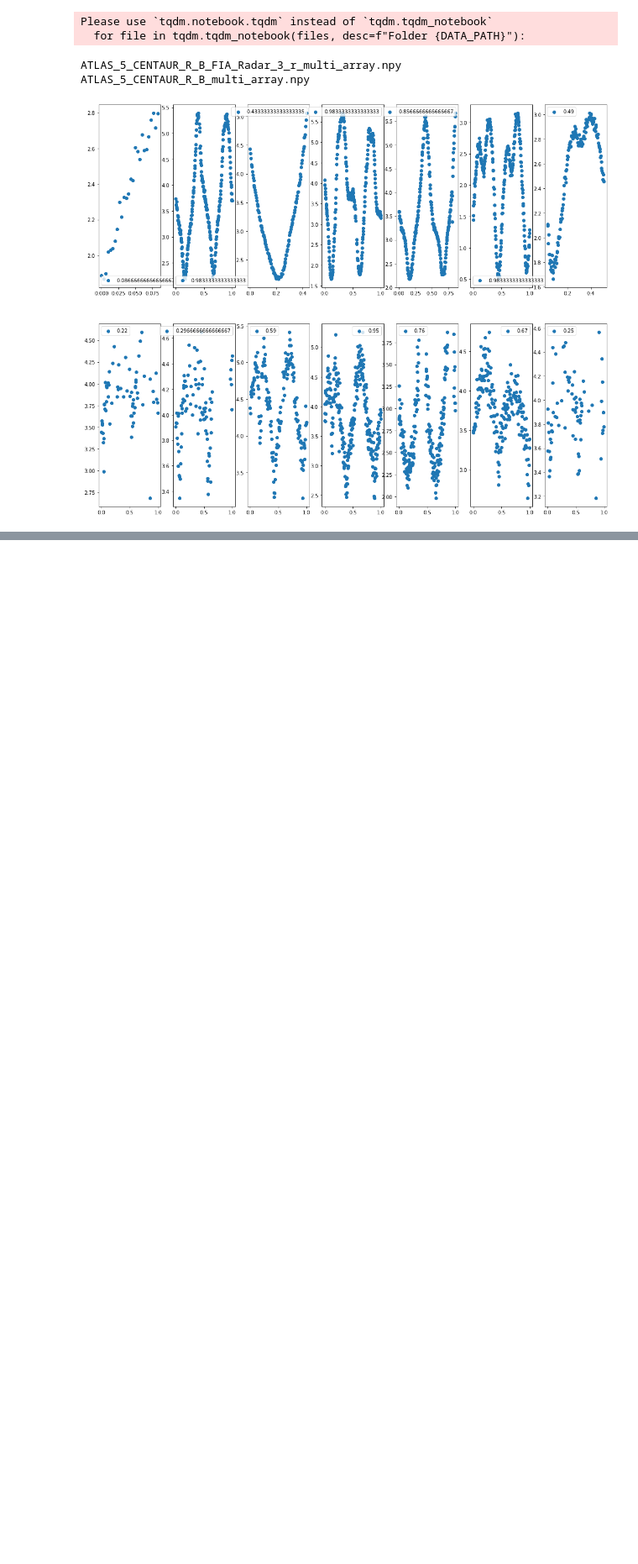
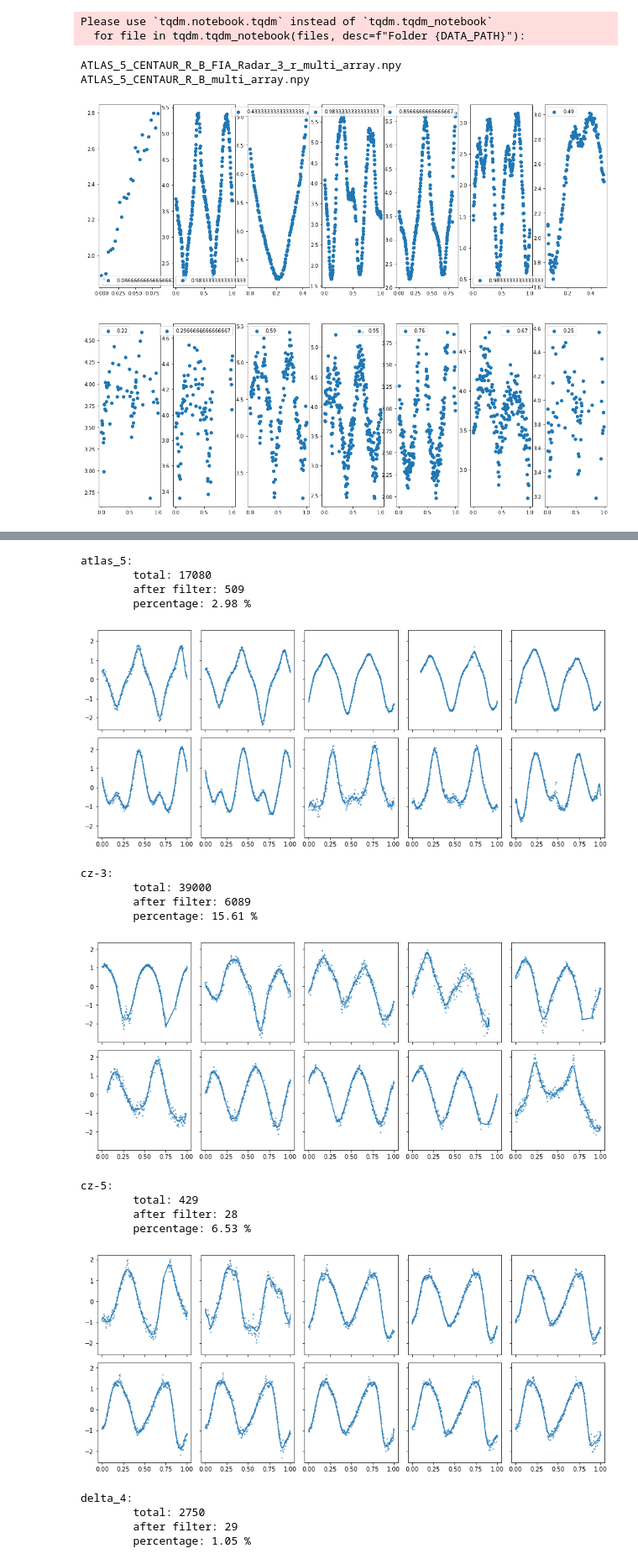
Before and after one commit to kyselica12/classification_of_light_curves, a Jupyter notebook: scr/notebooks/data_stats.ipynb, the cells around one changed output, grey strips where cells are left out. Shown at 84% size. Saved outputs shown, nothing was run; the diff lists cells and outputs as text; code cells hidden in the pictures; blank space fills up the shorter version.

```diff
--- a/scr/notebooks/data_stats.ipynb
+++ b/scr/notebooks/data_stats.ipynb
@@ -229,0 +327,39 @@ ATLAS_5_CENTAUR_R_B_multi_array.npy
+# %%
+normalized = {}
+for name in filtered_data:
+    normalized[name] = filtered_data[name].copy()
+    for i in range(len(filtered_data[name])):
+        d = filtered_data[name][i]
+        dd = d[d != 0]
+        mean = np.mean(dd)
+        std = np.std(dd)
+        max = np.max(dd)
+        min = np.min(dd)
+        ddd = d.copy()
+        ddd[d != 0] = (ddd[d != 0] - mean) / (std)
+        normalized[name][i] = ddd
+# %%
+for name in normalized:
+    text = f"{name}:\n\ttotal: {len(data[name])}\n\tafter filter: {len(normalized[name])}\n\tpercentage: {round(len(normalized[name])/len(data[name]) * 100, 2)} %"
+    print(text)
+    plot_curves(-normalized[name][:10], n_cols=5, fit=True)
+# %% [output]
+atlas_5:
+        total: 17080
+        after filter: 509
+        percentage: 2.98 %
+[figure, added]
+cz-3:
+        total: 39000
+        after filter: 6089
+        percentage: 15.61 %
+[figure, added]
+cz-5:
+        total: 429
+        after filter: 28
+        percentage: 6.53 %
+[figure, added]
+delta_4:
+        total: 2750
+        after filter: 29
+        percentage: 1.05 %
```
Also changed, not shown: parts of 12 cells of this notebook, 9 other files.
